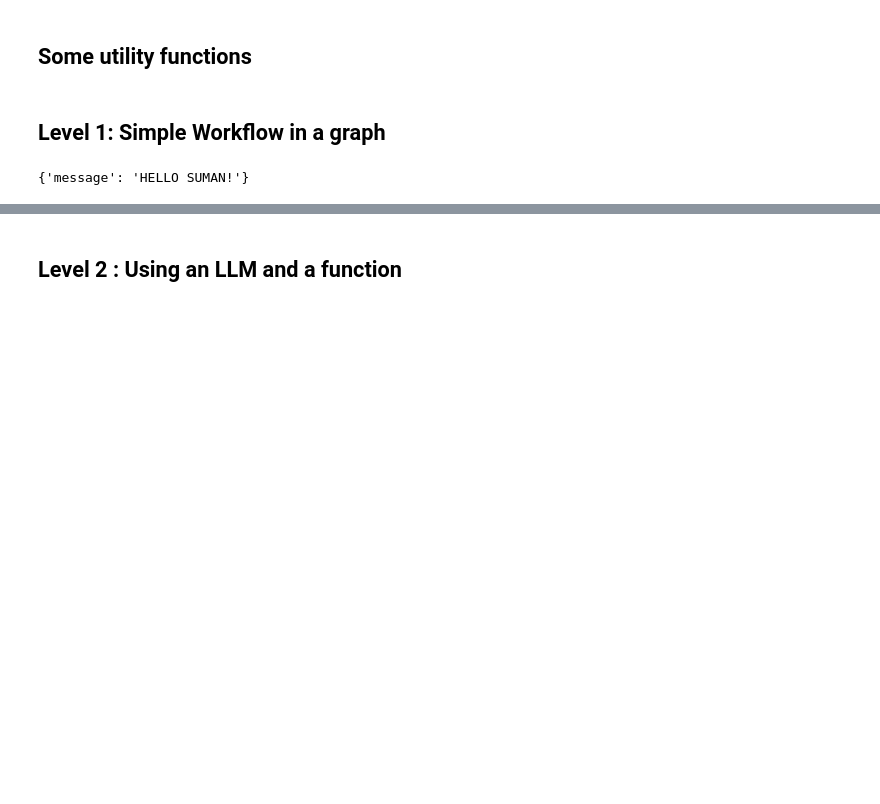
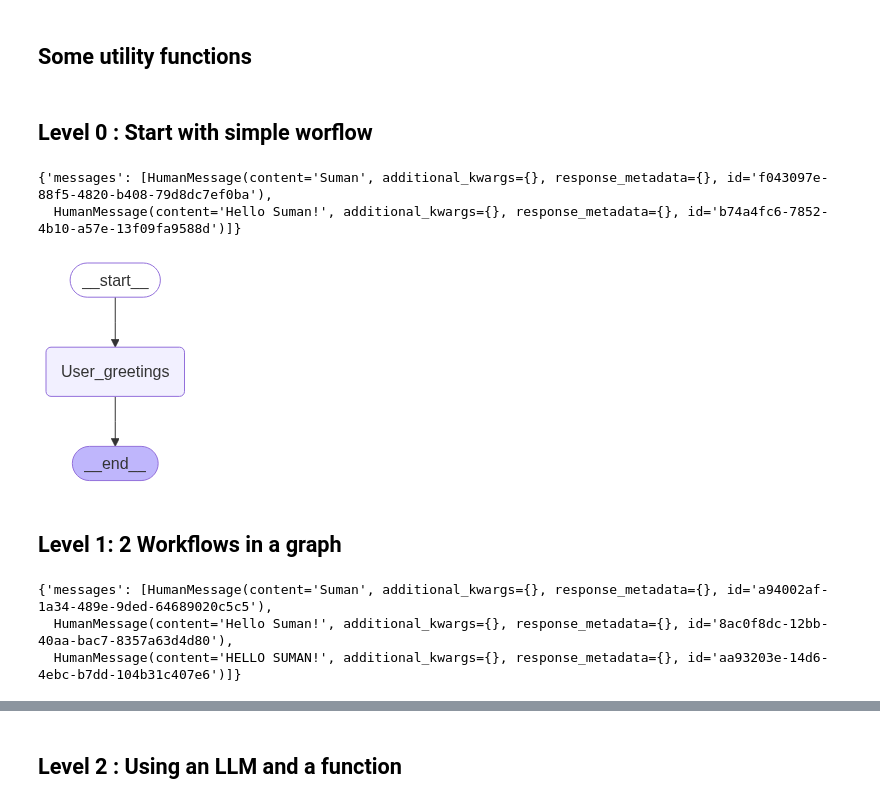
Before and after one commit to spcCodes/devday_hyd_agents, a Jupyter notebook: part1_basics_langgraph/session1_basics_langgraph.ipynb, the cells around one changed output, grey strips where cells are left out. Cells and saved outputs as stored; diff of their text form; code cells hidden in the pictures; blank space fills up the shorter version.

```diff
--- a/part1_basics_langgraph/session1_basics_langgraph.ipynb
+++ b/part1_basics_langgraph/session1_basics_langgraph.ipynb
@@ -30,7 +30,7 @@ AIMessage(content="Hello! I'm doing well, thank you. How can I assist you today?
 def display_graph(app):
     # this function will display the graph of the app
     try:
-        display(Image(app.get_graph().draw_mermaid_png(max_retries=5, retry_delay=2.0)))
+        display(Image(app.get_graph().draw_mermaid_png()))
     except Exception as e:
         # This requires some extra dependencies and is optional
         print(e)
@@ -46,10 +46,38 @@ def stream_output(app, input):
             print(value)
             print("\n")
 # %%
-# 1. Define the state
+# define the state
+from typing import Annotated
+from langgraph.graph.message import add_messages
+
 class State(TypedDict):
-    # This is a dictionary that will store the state of the workflow
-    message: str
+    messages:Annotated[list,add_messages]
+# %% [markdown]
+## Level 0 : Start with simple worflow
+# %%
+def greet_user(state:State):
+    """
+    This function will greet the user with a message
+    """
+    user_message = state["messages"][0].content
+    return {"messages" : [f"Hello {user_message}!"]}
+# %%
+#define the graph
+graph = StateGraph(State)
+graph.add_node("User_greetings" , greet_user)
+
+graph.add_edge(START , "User_greetings")
+graph.add_edge("User_greetings" , END)
+app = graph.compile()
+# %%
+app.invoke({"messages":"Suman"})
+# %% [output]
+{'messages': [HumanMessage(content='Suman', additional_kwargs={}, response_metadata={}, id='f043097e-88f5-4820-b408-79d8dc7ef0ba'),
+  HumanMessage(content='Hello Suman!', additional_kwargs={}, response_metadata={}, id='b74a4fc6-7852-4b10-a57e-13f09fa9588d')]}
+# %%
+display_graph(app)
+# %% [output]
+[figure, added]
 # %% [markdown]
-## Level 1: Simple Workflow in a graph
+## Level 1:    2 Workflows in a graph
 # %%
@@ -81,7 +108,7 @@ app = workflow.compile()
 # %%
-result = app.invoke({"message": "Suman"})
+app1.invoke({"messages": "Suman"})
+# %% [output]
+{'messages': [HumanMessage(content='Suman', additional_kwargs={}, response_metadata={}, id='a94002af-1a34-489e-9ded-64689020c5c5'),
+  HumanMessage(content='Hello Suman!', additional_kwargs={}, response_metadata={}, id='8ac0f8dc-12bb-40aa-bac7-8357a63d4d80'),
+  HumanMessage(content='HELLO SUMAN!', additional_kwargs={}, response_metadata={}, id='aa93203e-14d6-4ebc-b7dd-104b31c407e6')]}
-# %%
-print(result)
-# %% [output]
-{'message': 'HELLO SUMAN!'}
 # %%
```
Also changed, not shown: parts of 12 cells of this notebook, 5 other files.
